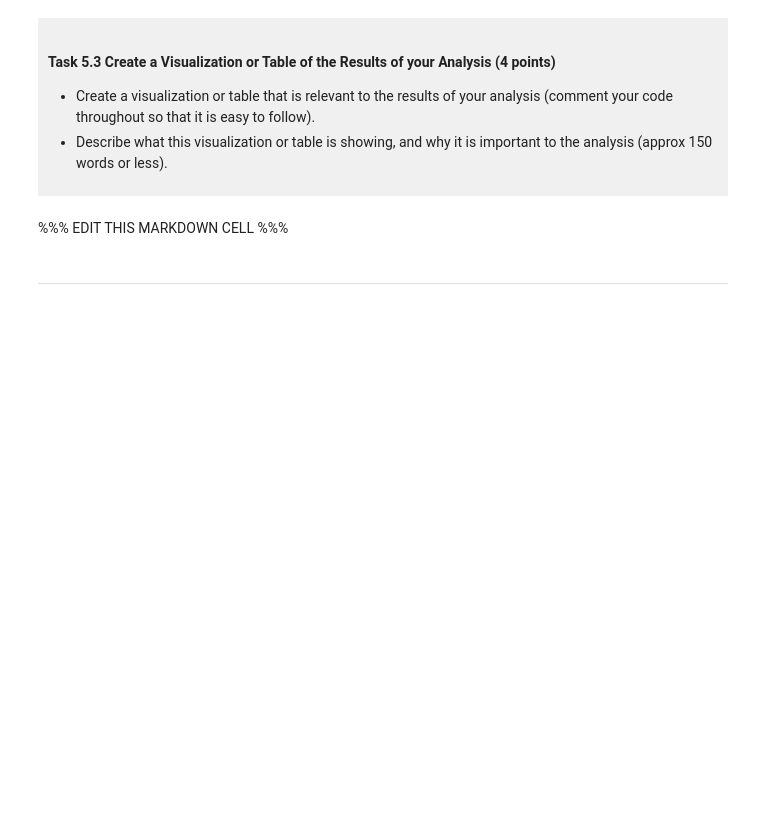
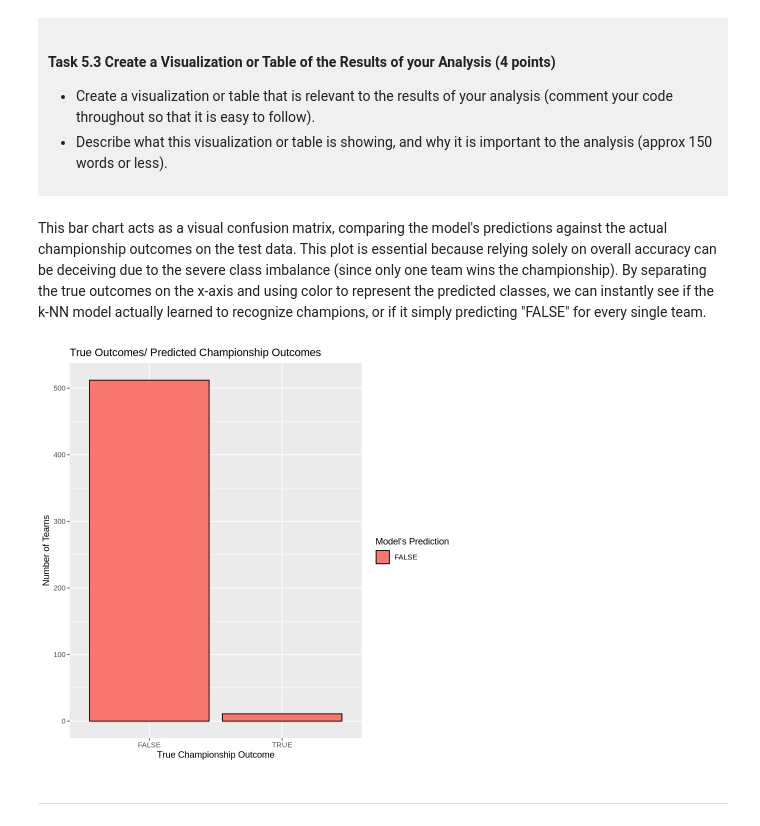
Before and after one commit to miawwu0727-wq/dsci-100-project-2026-Wei-Wu, a Jupyter notebook: dsci-100-project-notebook.ipynb, the cells around one changed output. Drawn from its saved outputs; the diff is of its cells as text; code cells hidden in the pictures; blank space fills up the shorter version.

```diff
--- a/dsci-100-project-notebook.ipynb
+++ b/dsci-100-project-notebook.ipynb
@@ -464,9 +499,20 @@ This is a *draft*. We require a commit at this stage, but it does not need to be
 
 </div>
 # %% [markdown]
-%%% EDIT THIS MARKDOWN CELL %%%
+This bar chart acts as a visual confusion matrix, comparing the model's predictions against the actual championship outcomes on the test data. This plot is essential because relying solely on overall accuracy can be deceiving due to the severe class imbalance (since only one team wins the championship). By separating the true outcomes on the x-axis and using color to represent the predicted classes, we can instantly see if the k-NN model actually learned to recognize champions, or if it simply predicting "FALSE" for every single team.
 # %%
-### EDIT THIS CODE CELL ###
+test_predictions <- collect_predictions(final_fit) #extract the set predictions (test set) from fit model
+
+#create the visual confusion matrix
+ggplot(test_predictions, aes(x = champ, fill = .pred_class)) +
+  geom_bar(position = "dodge", color = "black") +
+  labs(
+    title = "True Outcomes/ Predicted Championship Outcomes",
+    x = "True Championship Outcome",
+    y = "Number of Teams",
+    fill = "Model's Prediction") #name the labs to improve the readability
+# %% [output]
+[figure, added]
 # %% [markdown]
 -----
 # %% [markdown]
```
Also changed, not shown: parts of 14 cells of this notebook.
